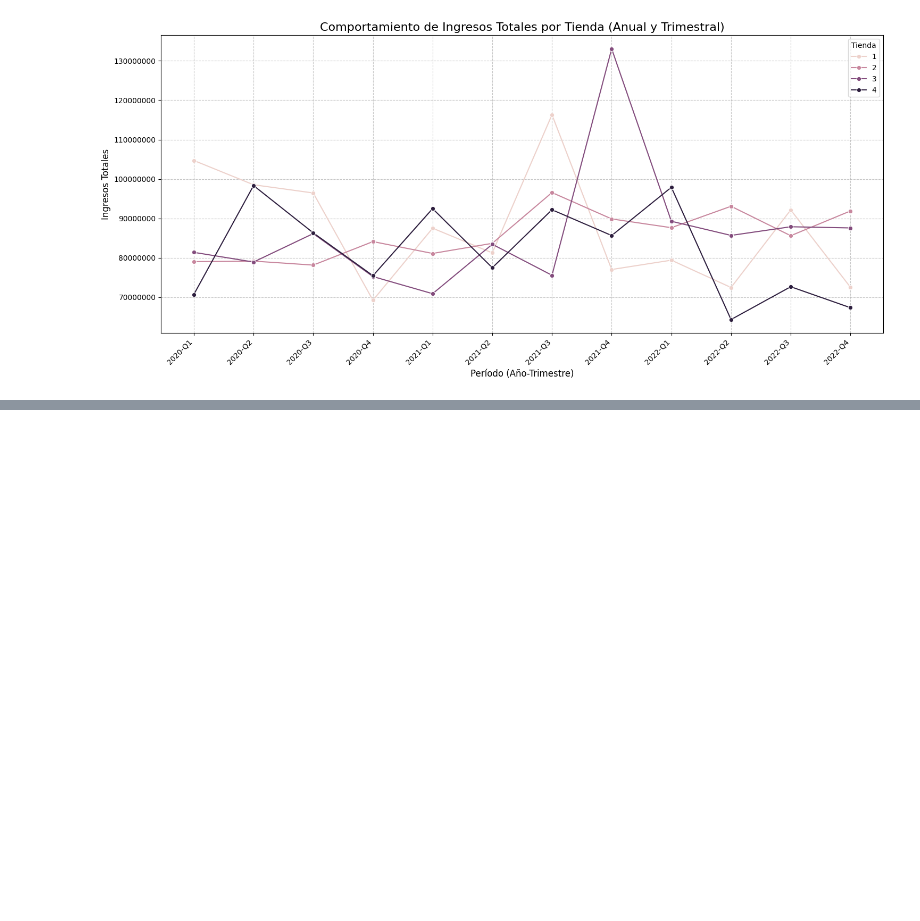
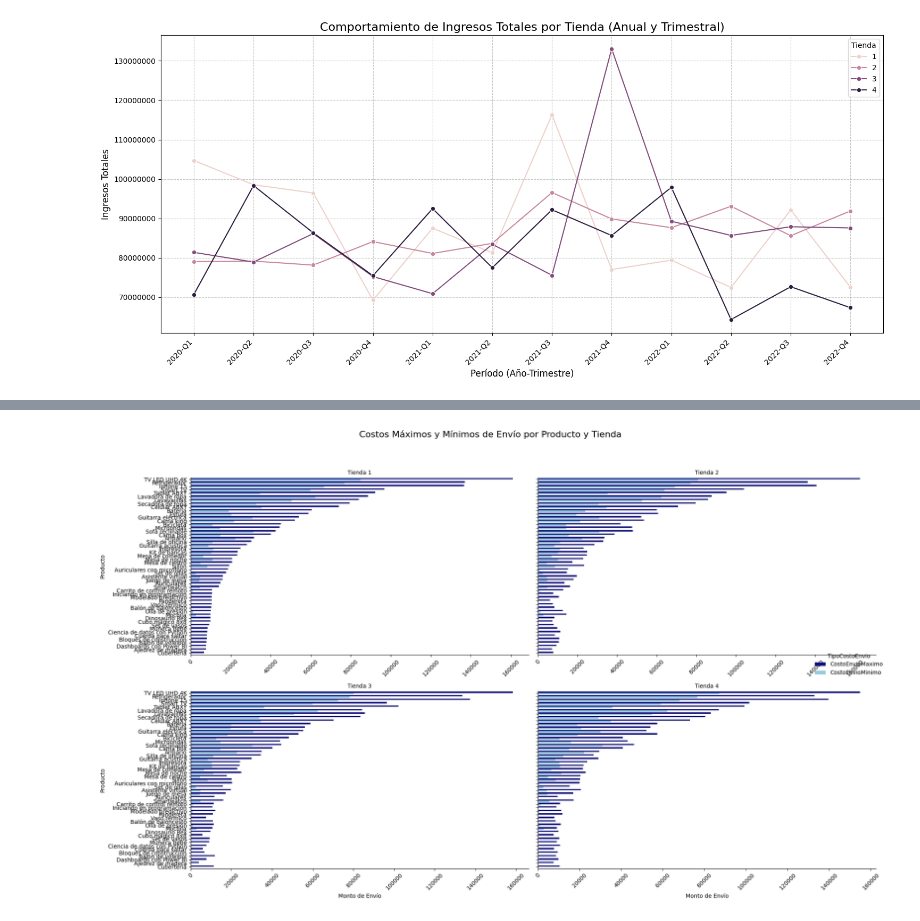
Before and after one commit to TechWithEva/Alura_G9_2026_Challenges_and_Tracking, a Jupyter notebook: Challenge1_Alura'sStores_Eva.ipynb, the cells around one changed output, grey strips where cells are left out. Drawn from its saved outputs; the diff is of its cells as text; code cells hidden in the pictures; blank space fills up the shorter version.

```diff
--- a/Challenge1_Alura'sStores_Eva.ipynb
+++ b/Challenge1_Alura'sStores_Eva.ipynb
@@ -439,0 +565,42 @@ plt.show()
+# %%
+import matplotlib.pyplot as plt
+import seaborn as sns
+import pandas as pd
+
+shipping_costs_melted = base_rendimiento_tienda_desglosado.melt(
+    id_vars=['Tienda', 'Producto'],
+    value_vars=['CostoEnvioMaximo', 'CostoEnvioMinimo'],
+    var_name='TipoCostoEnvio',
+    value_name='MontoEnvio'
+)
+
+shipping_costs_melted_sorted = shipping_costs_melted.sort_values(
+    by=['Tienda', 'TipoCostoEnvio', 'MontoEnvio'],
+    ascending=[True, True, False]
+)
+
+g = sns.catplot(
+    data=shipping_costs_melted_sorted,
+    x='MontoEnvio',
+    y='Producto',
+    hue='TipoCostoEnvio',
+    col='Tienda',
+    kind='bar',
+    col_wrap=2,
+    sharex=False,
+    height=6, aspect=1.5,
+    palette={'CostoEnvioMaximo': 'darkblue', 'CostoEnvioMinimo': 'skyblue'}
+)
+
+g.set_axis_labels('Monto de Envío', 'Producto')
+g.set_titles('Tienda {col_name}')
+
+for ax in g.axes.flat:
+    ax.ticklabel_format(style='plain', axis='x')
+    ax.tick_params(axis='x', rotation=45)
+
+g.fig.suptitle('Costos Máximos y Mínimos de Envío por Producto y Tienda', y=1.02, fontsize=16)
+plt.tight_layout(rect=[0, 0.03, 1, 0.98])
+plt.show()
+# %% [output]
+[figure, added]
```
Also changed, not shown: parts of 21 cells of this notebook.
